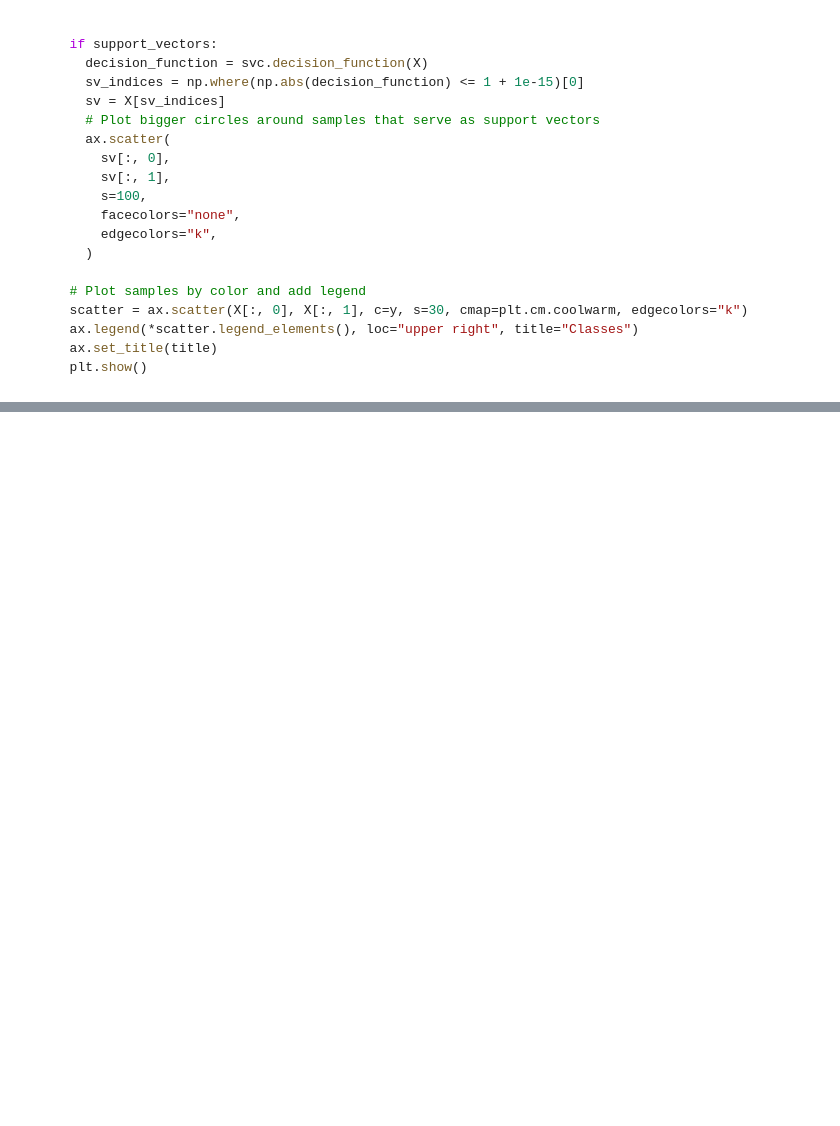
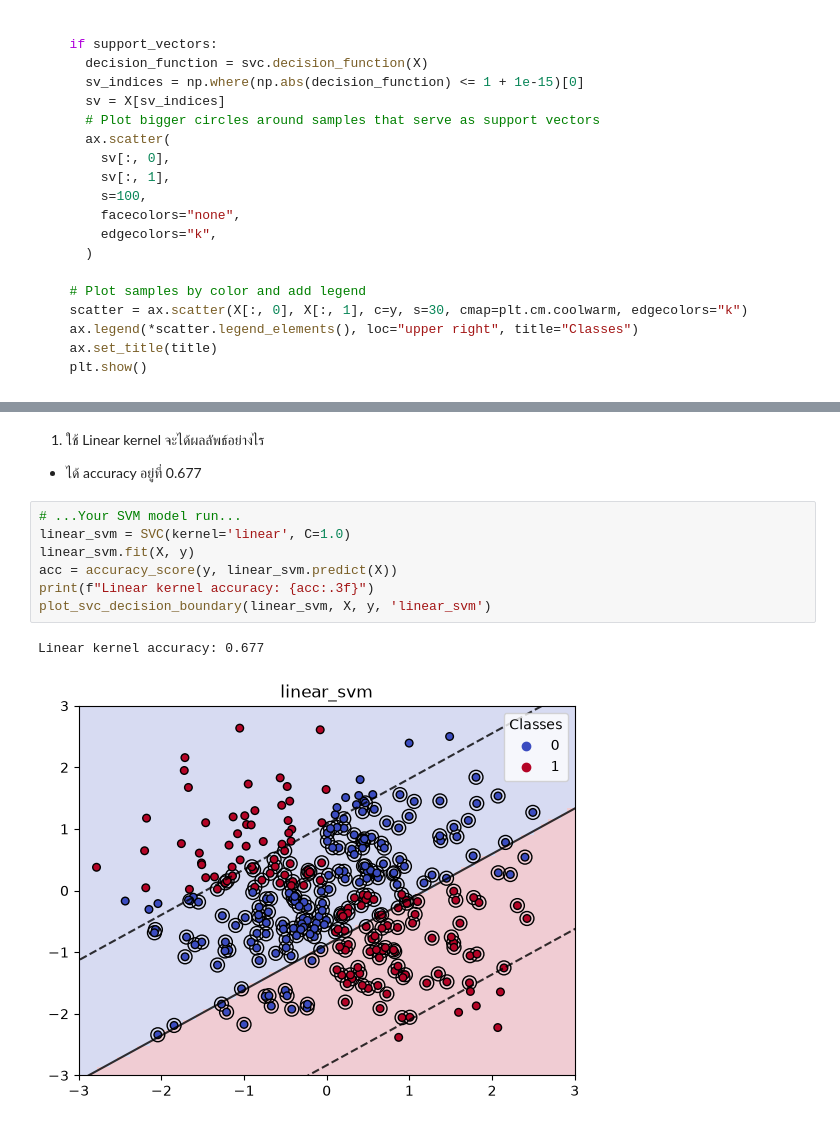
Before and after one commit to WaroonRagwongsiri/IntroMLHomework, a Jupyter notebook: Week6/W6-1_Support_Vector_Machine_(SVM).ipynb, the cells around one changed output, grey strips where cells are left out. Drawn from its saved outputs; the diff is of its cells as text; blank space fills up the shorter version.

```diff
--- a/Week6/W6-1_Support_Vector_Machine_(SVM).ipynb
+++ b/Week6/W6-1_Support_Vector_Machine_(SVM).ipynb
@@ -624,0 +698,13 @@ def plot_svc_decision_boundary(svc, X, y, title=" Decision boundaries in SVC", s
+# %% [markdown]
+1. ใช้ Linear kernel จะได้ผลลัพธ์อย่างไร
+- ได้ accuracy อยู่ที่ 0.677
+# %%
+# ...Your SVM model run...
+linear_svm = SVC(kernel='linear', C=1.0)
+linear_svm.fit(X, y)
+acc = accuracy_score(y, linear_svm.predict(X))
+print(f"Linear kernel accuracy: {acc:.3f}")
+plot_svc_decision_boundary(linear_svm, X, y, 'linear_svm')
+# %% [output]
+Linear kernel accuracy: 0.677
+[figure, added]
```
Also changed, not shown: parts of 11 cells of this notebook, 2 other files.
